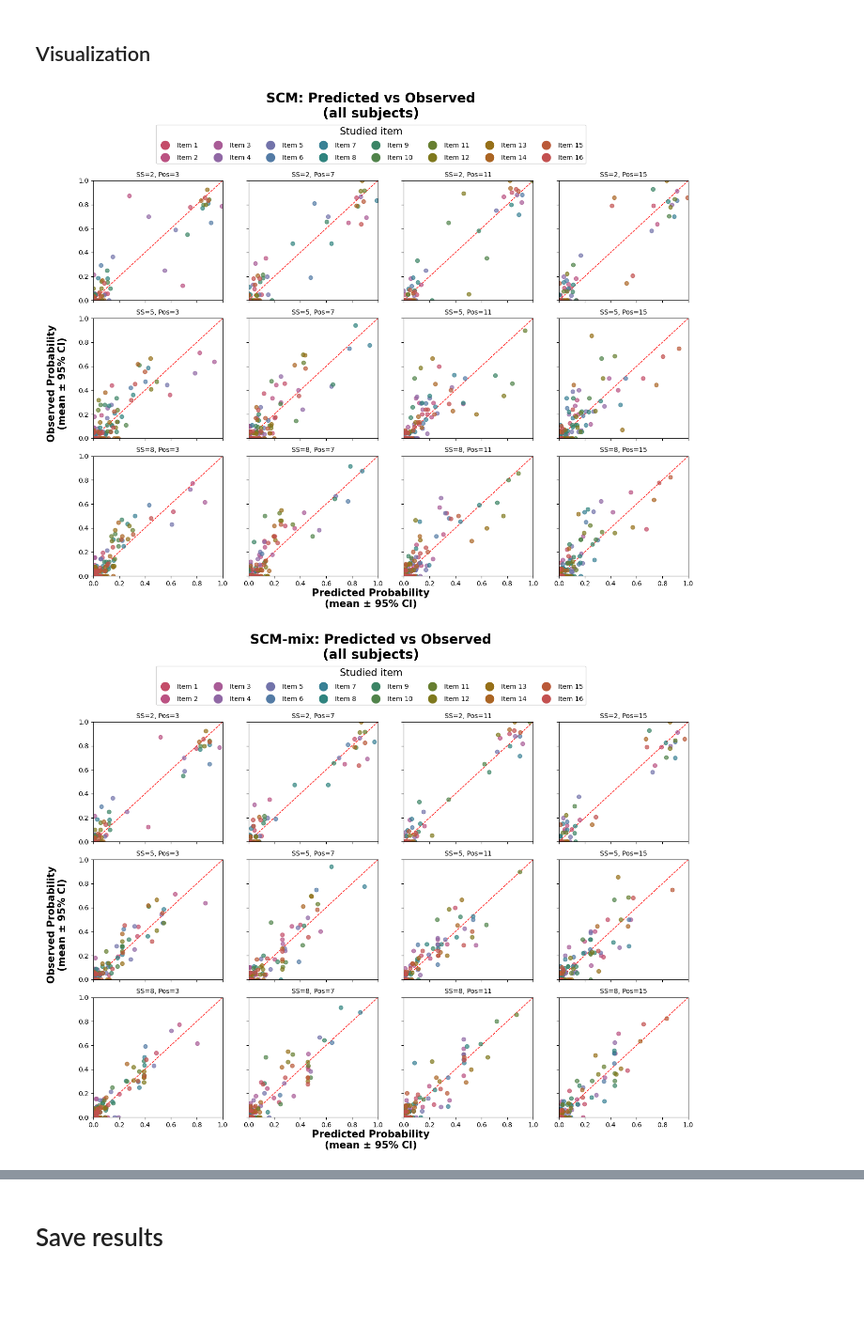
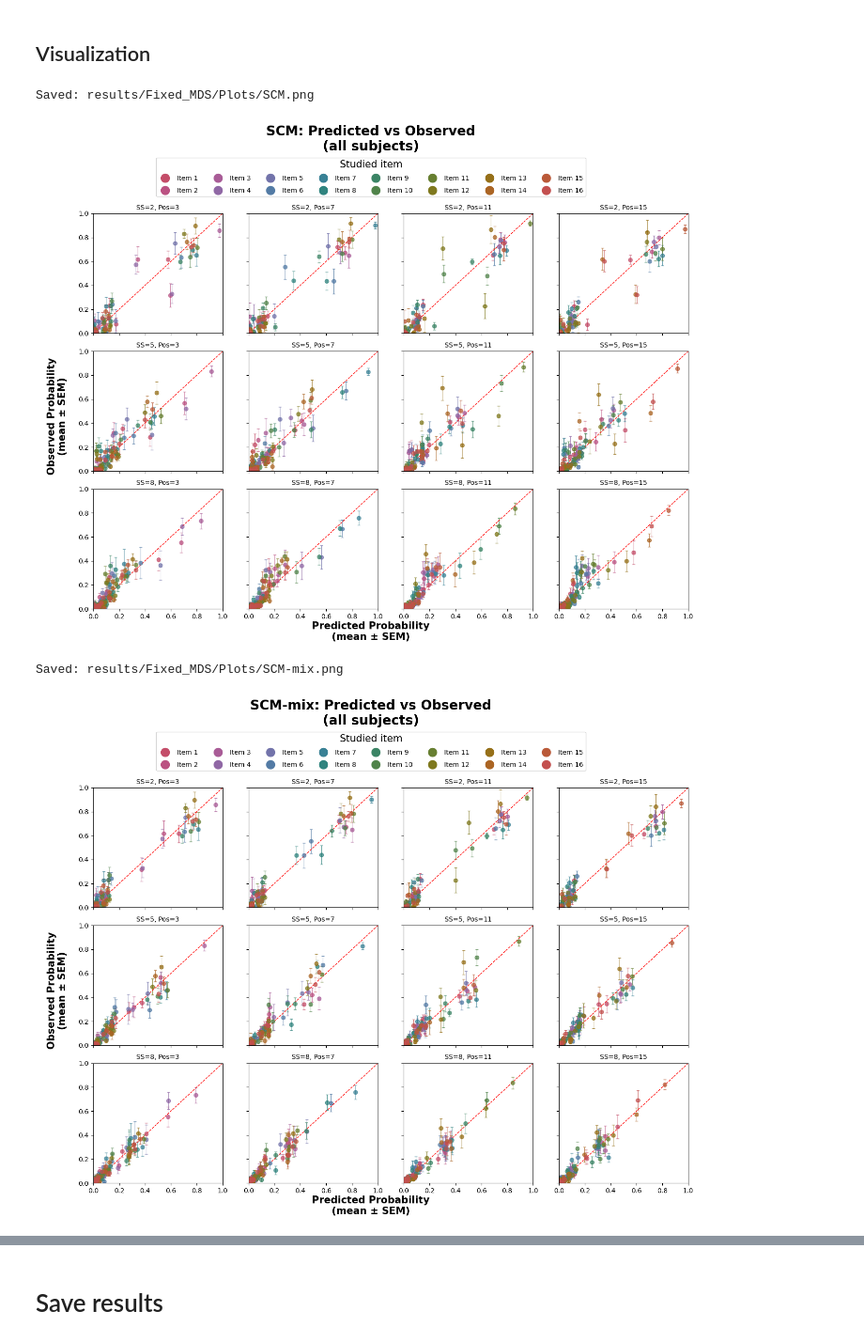
Before and after one commit to DaniilAzarov123/color-identification, a Jupyter notebook: analysis.ipynb, the cells around one changed output, grey strips where cells are left out. Shown at 94% size. Cells and saved outputs as stored; diff of their text form; code cells hidden in the pictures; blank space fills up the shorter version.

```diff
--- a/analysis.ipynb
+++ b/analysis.ipynb
@@ -100,17 +118,30 @@ if READ_PARAMS:
     print(f'Models: {list(results["fits"].keys())}')
 # %% [markdown]
 # Optimization
+# %%
+total_counts  = data_matrix.sum()
+coords_init_all = np.tile(init_coords_circle(), N_SUBJECTS)  # (N_SUBJECTS * 32,)
 # %%
 def neg_log_likelihood(params, model, observed_counts, prep_data,
-                       n_points=N_POINTS, x_range=X_RANGE):
-    if not validity_checks(params, model):
+                       n_points=N_POINTS, x_range=X_RANGE,
+                       mds_fixed=USE_SINGLE_MDS_SOLUTION):
+
+    kwargs = dict(mds_fixed=mds_fixed)
+    if not mds_fixed:
+        kwargs['n_subjects'] = N_SUBJECTS
+
+    if not validity_checks(params, model, mds_fixed=mds_fixed,
+                           n_subjects=N_SUBJECTS):
         return 1e10
 
+    # Predictions
     if model is SCM or model is SCM_mix:
-        predicted_probs = model(params_vec=params, prepared_data=prep_data)[0]
+        predicted_probs = model(params_vec=params, prepared_data=prep_data,
+                                **kwargs)[0]
     elif model is TCC or model is TCC_mix:
         predicted_probs = model(params_vec=params, prepared_data=prep_data,
-                                n_points=n_points, x_range=x_range)[0]
+                                n_points=n_points, x_range=x_range,
+                                **kwargs)[0]
 
     eps = 1e-12
     return -np.sum(observed_counts * np.log(predicted_probs + eps)) / total_counts
@@ -396,10 +349,10 @@ Saved: results/Fixed_MDS/Plots/AIC_BIC.png
 # %% [markdown]
 ## Predictions
 # %%
-SCM_predictions     = SCM(SCM_fit.x, prepared_data)
-SCM_mix_predictions = SCM_mix(SCM_mix_fit.x, prepared_data)
-TCC_predictions     = TCC(TCC_fit.x, prepared_data, n_points=N_POINTS, x_range=X_RANGE)
-TCC_mix_predictions = TCC_mix(TCC_mix_fit.x, prepared_data, n_points=N_POINTS, x_range=X_RANGE)
+SCM_predictions     = SCM(SCM_fit.x, prepared_data, mds_fixed=USE_SINGLE_MDS_SOLUTION, n_subjects=N_SUBJECTS)
+SCM_mix_predictions = SCM_mix(SCM_mix_fit.x, prepared_data, mds_fixed=USE_SINGLE_MDS_SOLUTION, n_subjects=N_SUBJECTS)
+TCC_predictions     = TCC(TCC_fit.x, prepared_data, n_points=N_POINTS, x_range=X_RANGE, mds_fixed=USE_SINGLE_MDS_SOLUTION, n_subjects=N_SUBJECTS)
+TCC_mix_predictions = TCC_mix(TCC_mix_fit.x, prepared_data, n_points=N_POINTS, x_range=X_RANGE, mds_fixed=USE_SINGLE_MDS_SOLUTION, n_subjects=N_SUBJECTS)
 
 predictions_dict = {
     'SCM':     SCM_predictions,
@@ -410,9 +363,11 @@ predictions_dict = {
 # %% [markdown]
 ## Correlations
 # %%
+correlations = {}
 for name, (pred_probs, _) in predictions_dict.items():
     print(f"{'='*30} Correlations for {name} {'='*30}")
-    compute_correlations(pred_probs, data_matrix, SET_SIZES, POSITIONS, SUBJECTS, N_SS, N_POS)
+    correlations[name] = compute_correlations(pred_probs, data_matrix,
+                                              SET_SIZES, POSITIONS, SUBJECTS, N_SS, N_POS)
     print("\n")
 # %% [output]
 ============================== Correlations for SCM ==============================
@@ -436,12 +391,14 @@ SS=8, Pos=15       r=0.937    p=0.000
 ## Visualization
 # %%
 # Per-condition predicted vs observed (one plot per model)
-# You can set save_path=PLOTS_PATH to save the plots
 for name, (pred_probs, _) in predictions_dict.items():
     plot_predicted_vs_observed(
         pred_probs, data_matrix, SET_SIZES, POSITIONS, SUBJECTS,
-        N_SS, N_POS, model_name=name, error_type='ci'
+        N_SS, N_POS, model_name=name, error_type='sem',
+        save_path=PLOTS_PATH
     )
 # %% [output]
+Saved: results/Fixed_MDS/Plots/SCM.png
-[figure, old version]
+[figure, new version]
+Saved: results/Fixed_MDS/Plots/SCM-mix.png
-[figure, old version]
+[figure, new version]
```
Also changed, not shown: parts of 20 cells of this notebook, 28 other files.
